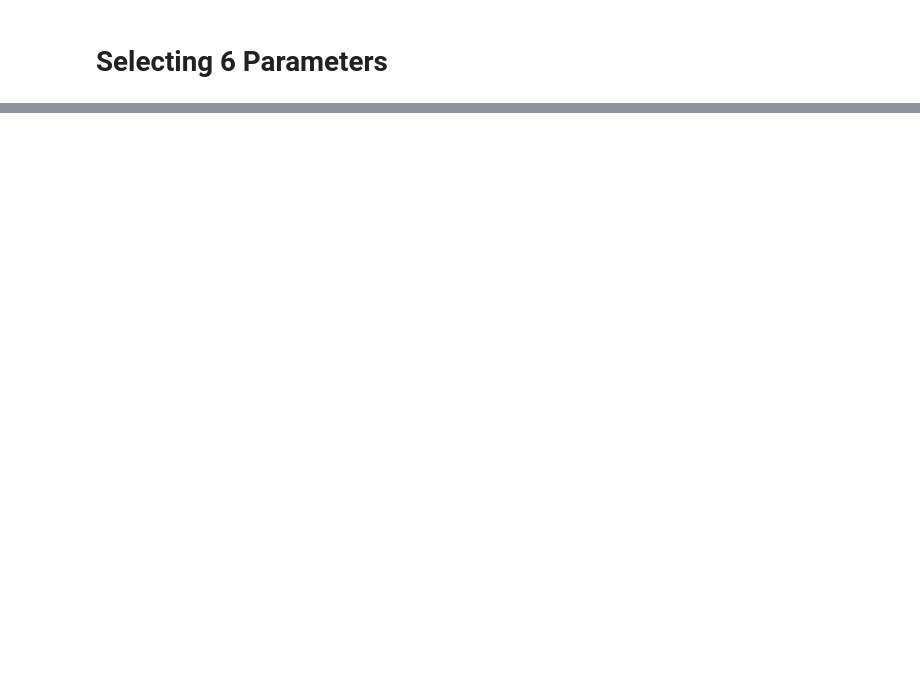
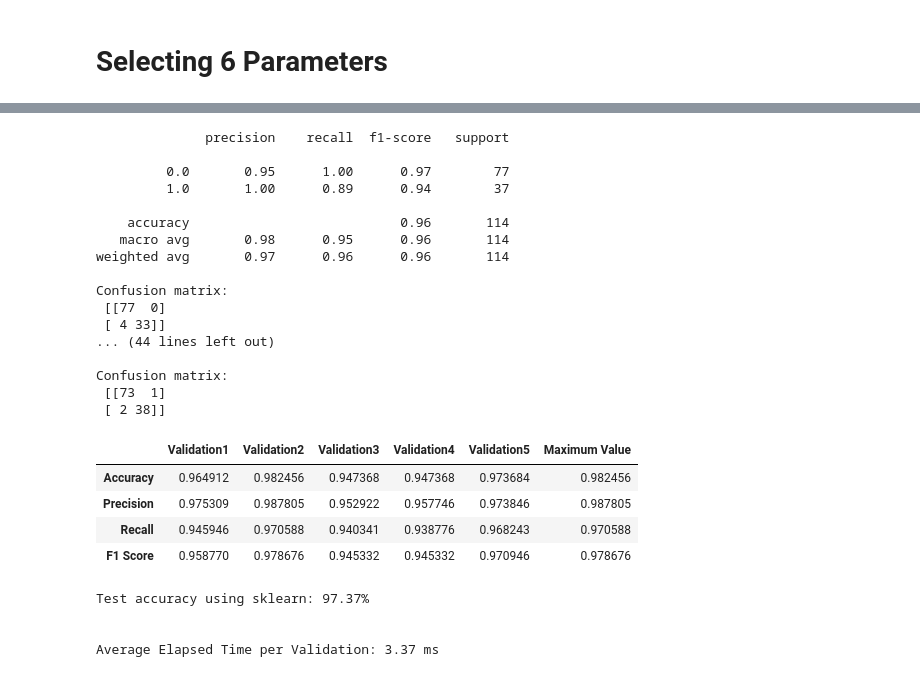
Before and after one commit to NavoditC/24787_Project, a Jupyter notebook: Gaussian Naive Bayes Hyperparameter Tuning.ipynb, the cells around one changed output, grey strips where cells are left out. Drawn from its saved outputs; the diff is of its cells as text; code cells hidden in the pictures; blank space fills up the shorter version.

```diff
--- a/Gaussian Naive Bayes Hyperparameter Tuning.ipynb
+++ b/Gaussian Naive Bayes Hyperparameter Tuning.ipynb
@@ -536,16 +550,16 @@ mean_compactness
 # %%
 import time
 
-def skNBSolver2(final_data):
+def skNBSolver2(final_data, columns):
     report = np.zeros([4, 6]) #row, column
     m,n = final_data.shape
     np.random.seed(0)
     elapsedTime = 0
     for i in range(5):
         np.random.shuffle(final_data)
-        x_train = final_data[0:int(0.8*m),[2, 3, 4, 5, 7]]
+        x_train = final_data[0:int(0.8*m),columns]
         y_train = final_data[0:int(0.8*m),n-1]
-        x_test  = final_data[int(0.8*m):,[2, 3, 4, 5, 7]]
+        x_test  = final_data[int(0.8*m):,columns]
         y_test  = final_data[int(0.8*m):,n-1]
 
         start = time.time()
@@ -586,6 +600,33 @@ def skNBSolver2(final_data):
     ##############
     return sk_train_acc, sk_test_acc, elapsedTime
 # %%
-sk_train_acc_feat, sk_test_acc_feat, elapsedTime = skNBSolver2(final_data3)
-print("\nTest accuracy using sklearn: {:.2f}%\n".format(sk_test_acc_feat))
-print("\nAverage Elapsed Time per Validation: {:.2f} ms\n".format(elapsedTime))
+sk_train_acc_feat1, sk_test_acc_feat1, elapsedTime1 = skNBSolver2(final_data3, [0, 2, 3, 6, 8, 9])
+print("\nTest accuracy using sklearn: {:.2f}%\n".format(sk_test_acc_feat1))
+print("\nAverage Elapsed Time per Validation: {:.2f} ms\n".format(elapsedTime1))
+# %% [output]
+              precision    recall  f1-score   support
+
+         0.0       0.95      1.00      0.97        77
+         1.0       1.00      0.89      0.94        37
+
+    accuracy                           0.96       114
+   macro avg       0.98      0.95      0.96       114
+weighted avg       0.97      0.96      0.96       114
+
+Confusion matrix:
+ [[77  0]
+ [ 4 33]]
+... (44 lines left out)
+
+Confusion matrix:
+ [[73  1]
+ [ 2 38]]
+|  | Validation1 | Validation2 | Validation3 | Validation4 | Validation5 | Maximum Value |
+| Accuracy | 0.964912 | 0.982456 | 0.947368 | 0.947368 | 0.973684 | 0.982456 |
+| Precision | 0.975309 | 0.987805 | 0.952922 | 0.957746 | 0.973846 | 0.987805 |
+| Recall | 0.945946 | 0.970588 | 0.940341 | 0.938776 | 0.968243 | 0.970588 |
+| F1 Score | 0.958770 | 0.978676 | 0.945332 | 0.945332 | 0.970946 | 0.978676 |
+Test accuracy using sklearn: 97.37%
+
+
+Average Elapsed Time per Validation: 3.37 ms
```
Also changed, not shown: parts of 7 cells of this notebook, 2 other files.
